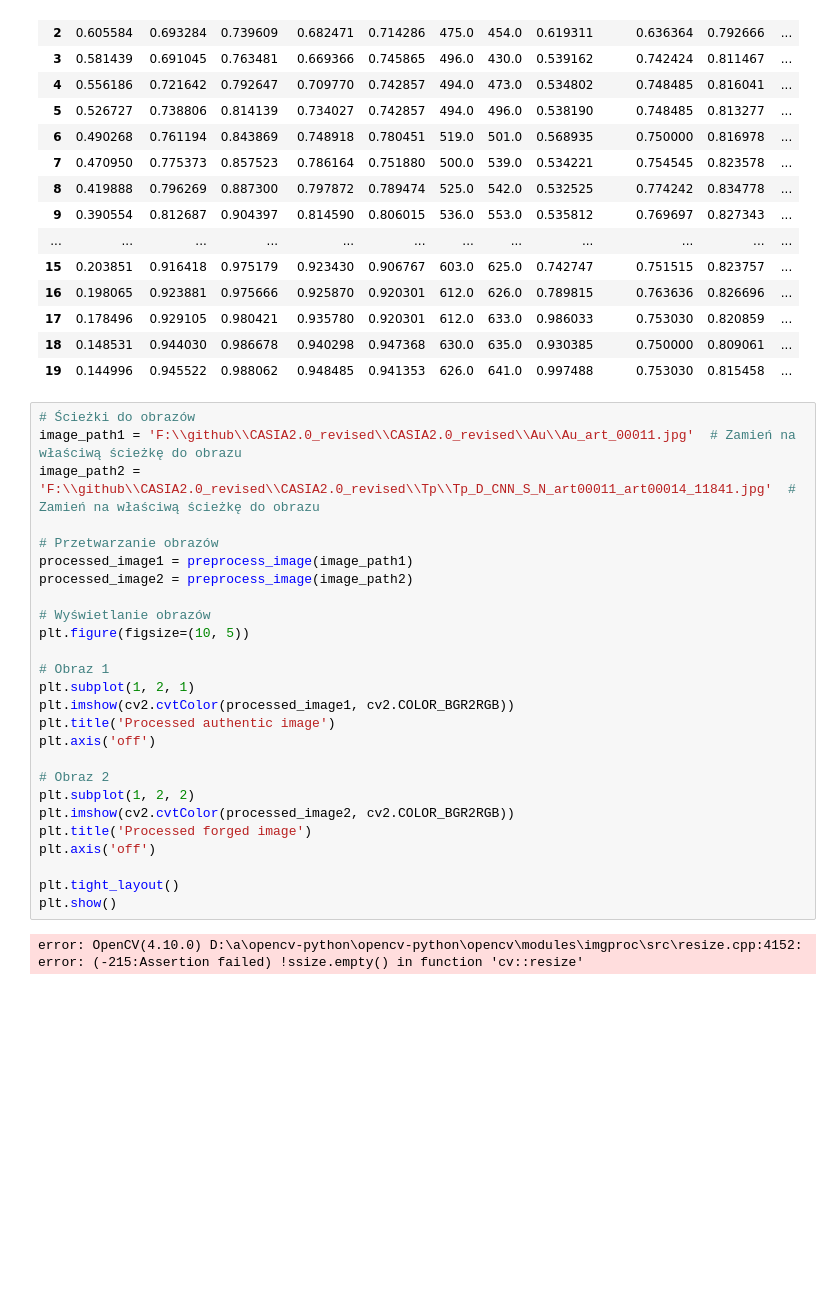
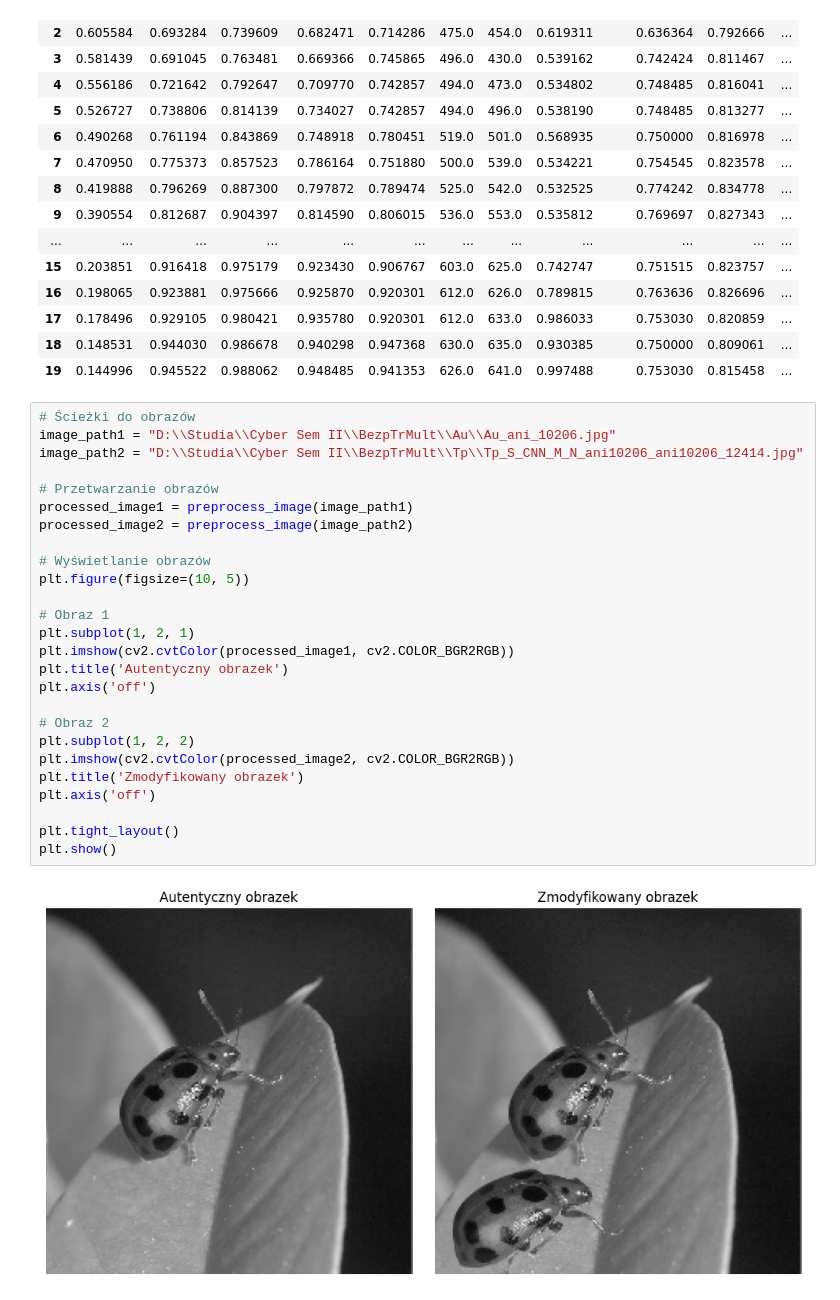
Before and after one commit to fmargul/multimedia, a Jupyter notebook: gray_Tp_S.ipynb, the cells around one changed output. Cells and saved outputs as stored; diff of their text form; blank space fills up the shorter version.

```diff
--- a/gray_Tp_S.ipynb
+++ b/gray_Tp_S.ipynb
@@ -225,29 +225,29 @@ history_df
 | 19 | 0.144996 | 0.945522 | 0.988062 | 0.948485 | 0.941353 | 626.0 | 641.0 | 0.997488 | 0.753030 | 0.815458 | ... |
 # %%
 # Ścieżki do obrazów
-image_path1 = 'F:\\github\\CASIA2.0_revised\\CASIA2.0_revised\\Au\\Au_art_00011.jpg'  # Zamień na właściwą ścieżkę do obrazu
-image_path2 = 'F:\\github\\CASIA2.0_revised\\CASIA2.0_revised\\Tp\\Tp_D_CNN_S_N_art00011_art00014_11841.jpg'  # Zamień na właściwą ścieżkę do obrazu
+image_path1 = "D:\\Studia\\Cyber Sem II\\BezpTrMult\\Au\\Au_ani_10206.jpg"
+image_path2 = "D:\\Studia\\Cyber Sem II\\BezpTrMult\\Tp\\Tp_S_CNN_M_N_ani10206_ani10206_12414.jpg"
 
 # Przetwarzanie obrazów
 processed_image1 = preprocess_image(image_path1)
 processed_image2 = preprocess_image(image_path2)
 
 # Wyświetlanie obrazów
 plt.figure(figsize=(10, 5))
 
 # Obraz 1
 plt.subplot(1, 2, 1)
 plt.imshow(cv2.cvtColor(processed_image1, cv2.COLOR_BGR2RGB))
-plt.title('Processed authentic image')
+plt.title('Autentyczny obrazek')
 plt.axis('off')
 
 # Obraz 2
 plt.subplot(1, 2, 2)
 plt.imshow(cv2.cvtColor(processed_image2, cv2.COLOR_BGR2RGB))
-plt.title('Processed forged image')
+plt.title('Zmodyfikowany obrazek')
 plt.axis('off')
 
 plt.tight_layout()
 plt.show()
 # %% [output]
-error: OpenCV(4.10.0) D:\a\opencv-python\opencv-python\opencv\modules\imgproc\src\resize.cpp:4152: error: (-215:Assertion failed) !ssize.empty() in function 'cv::resize'
+[figure, added]
```
Also changed, not shown: 7 other files.
